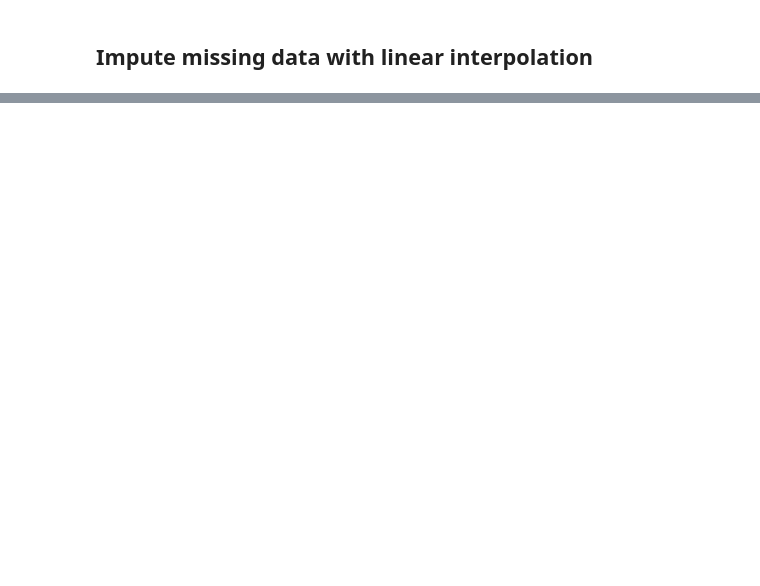
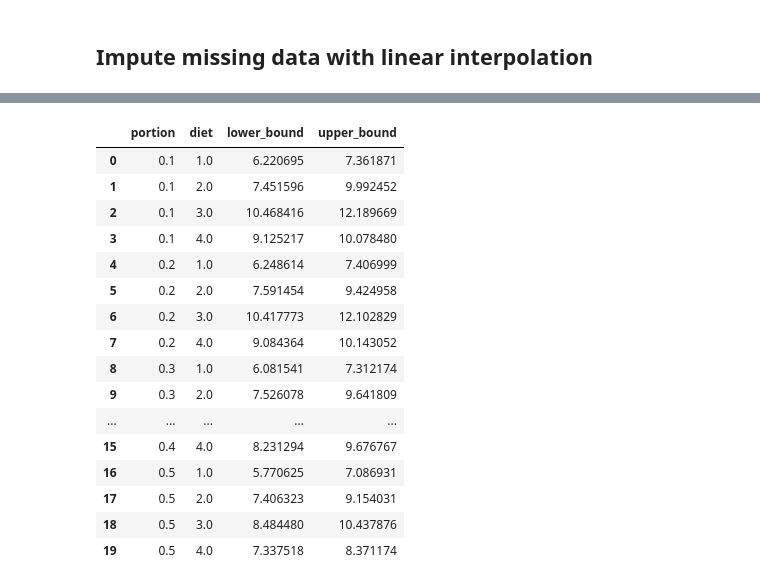
Before and after one commit to SudarshiniTyagi/independent_study_clean_code, a Jupyter notebook: chick_dataset/Missing Data - Confidence Interval.ipynb, the cells around one changed output, grey strips where cells are left out. Cells and saved outputs as stored; diff of their text form; code cells hidden in the pictures; blank space fills up the shorter version.

```diff
--- a/chick_dataset/Missing Data - Confidence Interval.ipynb
+++ b/chick_dataset/Missing Data - Confidence Interval.ipynb
@@ -316,0 +343,20 @@ portion finished:  0.5
+# %%
+result_interpolation
+# %% [output]
+|  | portion | diet | lower_bound | upper_bound |
+| 0 | 0.1 | 1.0 | 6.220695 | 7.361871 |
+| 1 | 0.1 | 2.0 | 7.451596 | 9.992452 |
+| 2 | 0.1 | 3.0 | 10.468416 | 12.189669 |
+| 3 | 0.1 | 4.0 | 9.125217 | 10.078480 |
+| 4 | 0.2 | 1.0 | 6.248614 | 7.406999 |
+| 5 | 0.2 | 2.0 | 7.591454 | 9.424958 |
+| 6 | 0.2 | 3.0 | 10.417773 | 12.102829 |
+| 7 | 0.2 | 4.0 | 9.084364 | 10.143052 |
+| 8 | 0.3 | 1.0 | 6.081541 | 7.312174 |
+| 9 | 0.3 | 2.0 | 7.526078 | 9.641809 |
+| ... | ... | ... | ... | ... |
+| 15 | 0.4 | 4.0 | 8.231294 | 9.676767 |
+| 16 | 0.5 | 1.0 | 5.770625 | 7.086931 |
+| 17 | 0.5 | 2.0 | 7.406323 | 9.154031 |
+| 18 | 0.5 | 3.0 | 8.484480 | 10.437876 |
+| 19 | 0.5 | 4.0 | 7.337518 | 8.371174 |
```
Also changed, not shown: parts of 8 cells of this notebook.
